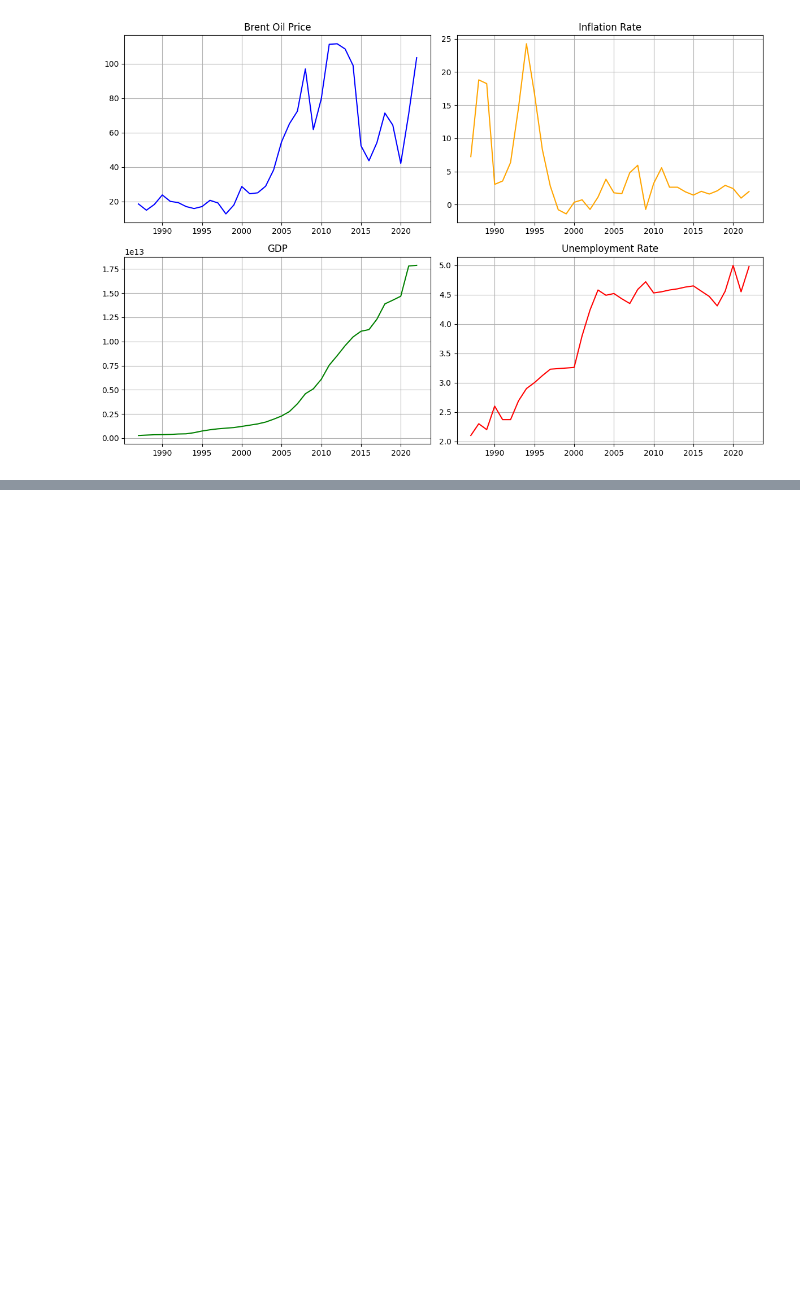
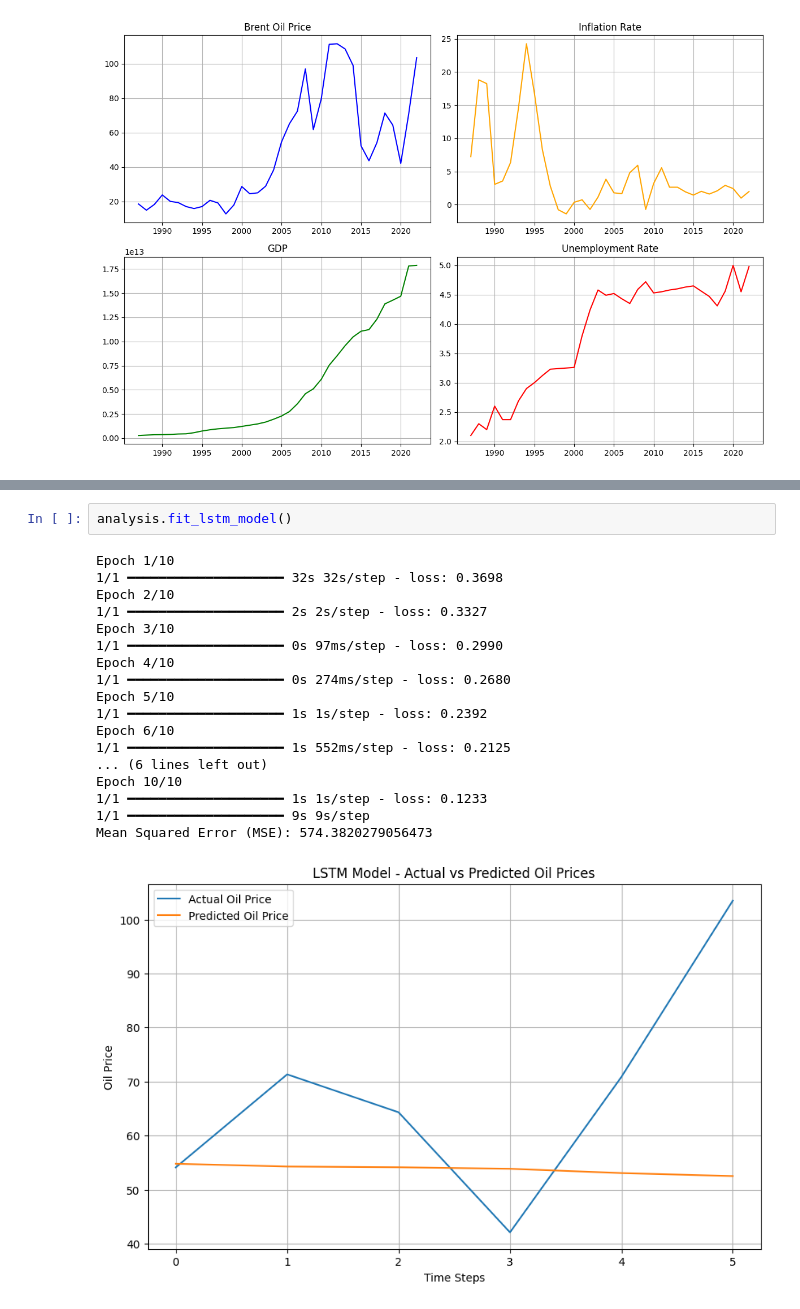
Before and after one commit to Endekalu777/OilMarketInsights, a Jupyter notebook: notebooks/China_analysis.ipynb, the cells around one changed output, grey strips where cells are left out. Saved outputs shown, nothing was run; the diff lists cells and outputs as text; blank space fills up the shorter version.

```diff
--- a/notebooks/China_analysis.ipynb
+++ b/notebooks/China_analysis.ipynb
@@ -58,3 +58,24 @@ Covariance Type:               approx
 
 Warnings:
 [1] Covariance matrix calculated using numerical (complex-step) differentiation.
+# %%
+analysis.fit_lstm_model()
+# %% [output]
+Epoch 1/10
+1/1 ━━━━━━━━━━━━━━━━━━━━ 32s 32s/step - loss: 0.3698
+Epoch 2/10
+1/1 ━━━━━━━━━━━━━━━━━━━━ 2s 2s/step - loss: 0.3327
+Epoch 3/10
+1/1 ━━━━━━━━━━━━━━━━━━━━ 0s 97ms/step - loss: 0.2990
+Epoch 4/10
+1/1 ━━━━━━━━━━━━━━━━━━━━ 0s 274ms/step - loss: 0.2680
+Epoch 5/10
+1/1 ━━━━━━━━━━━━━━━━━━━━ 1s 1s/step - loss: 0.2392
+Epoch 6/10
+1/1 ━━━━━━━━━━━━━━━━━━━━ 1s 552ms/step - loss: 0.2125
+... (6 lines left out)
+Epoch 10/10
+1/1 ━━━━━━━━━━━━━━━━━━━━ 1s 1s/step - loss: 0.1233
+1/1 ━━━━━━━━━━━━━━━━━━━━ 9s 9s/step
+Mean Squared Error (MSE): 574.3820279056473
+[figure, added]
```
Also changed, not shown: parts of 2 cells of this notebook, 4 other files.
